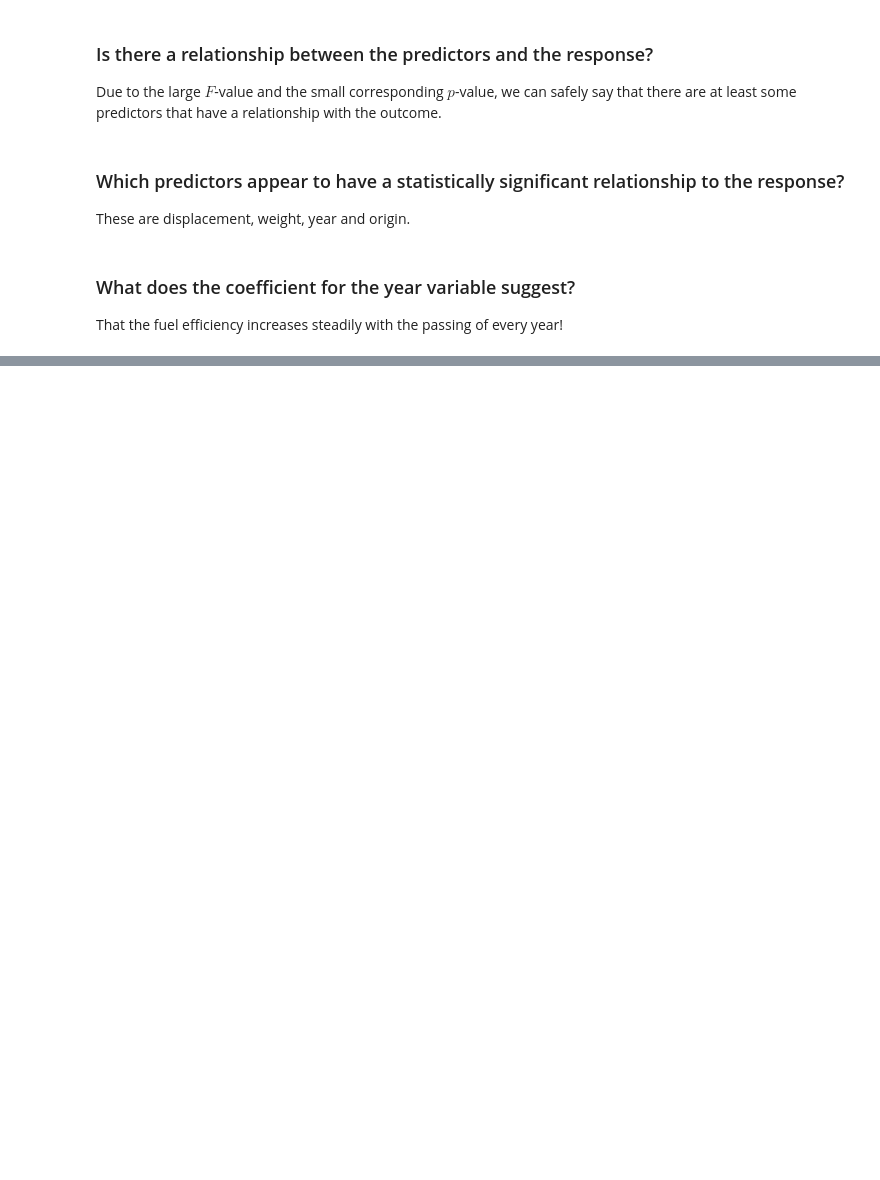
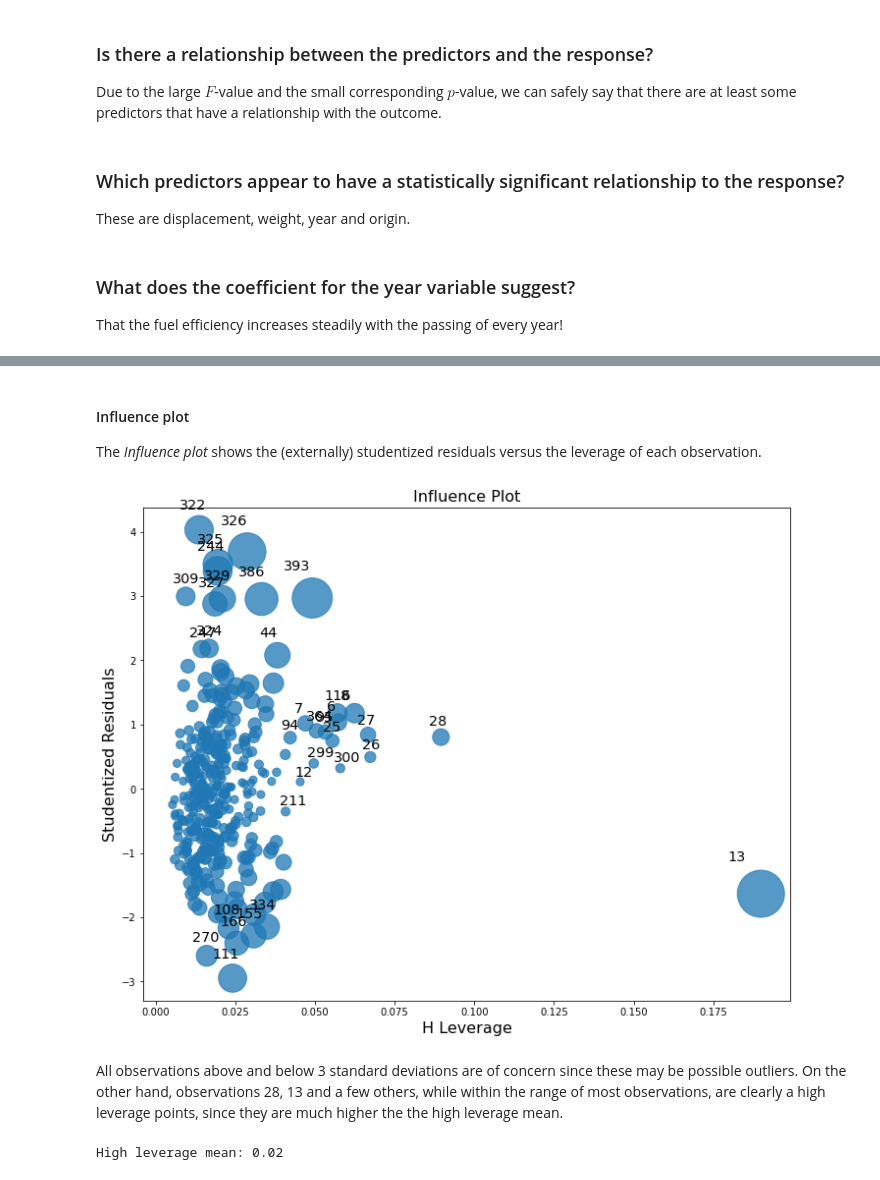
Before and after one commit to capac/ISLwR-python-code, a Jupyter notebook: chapter-3/Chapter 3. Linear Regression - Exercises.ipynb, the cells around one changed output, grey strips where cells are left out. Cells and saved outputs as stored; diff of their text form; code cells hidden in the pictures; blank space fills up the shorter version.

```diff
--- a/chapter-3/Chapter 3. Linear Regression - Exercises.ipynb
+++ b/chapter-3/Chapter 3. Linear Regression - Exercises.ipynb
@@ -270,0 +275,16 @@ plt.tight_layout();
+# %% [markdown]
+#### Influence plot
+
+The _Influence plot_ shows the (externally) studentized residuals versus the leverage of each observation.
+# %%
+fig, axes = plt.subplots(figsize=(10, 8))
+sm.graphics.influence_plot(results, criterion="cooks", ax=axes)
+fig.tight_layout(pad=1.0)
+# %% [output]
+[figure, added]
+# %% [markdown]
+All observations above and below 3 standard deviations are of concern since these may be possible outliers. On the other hand, observations 28, 13 and a few others, while within the range of most observations, are clearly a high leverage points, since they are much higher the the high leverage mean.
+# %%
+print(f'High leverage mean: {round(8/397, 3)}')
+# %% [output]
+High leverage mean: 0.02
```
Also changed, not shown: parts of 5 cells of this notebook.
